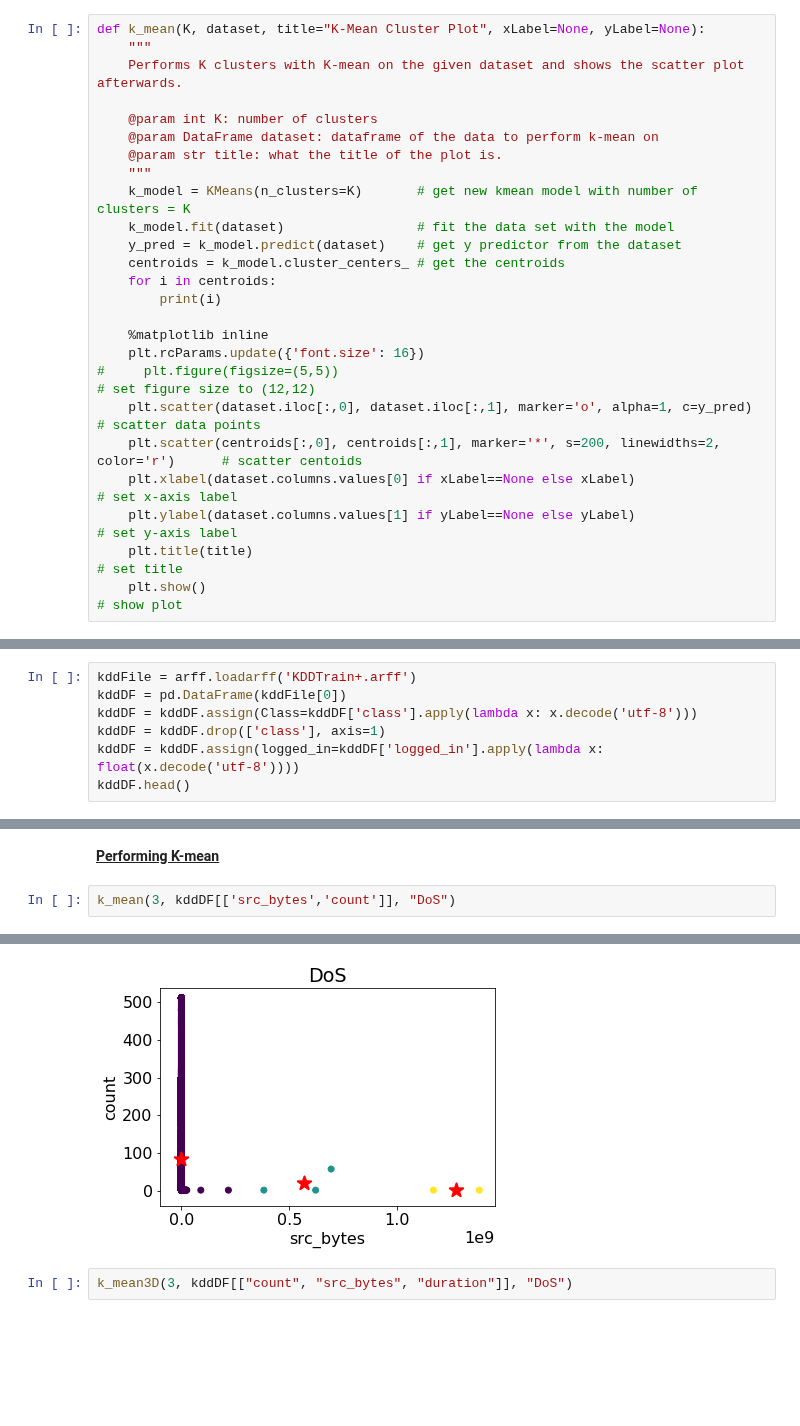
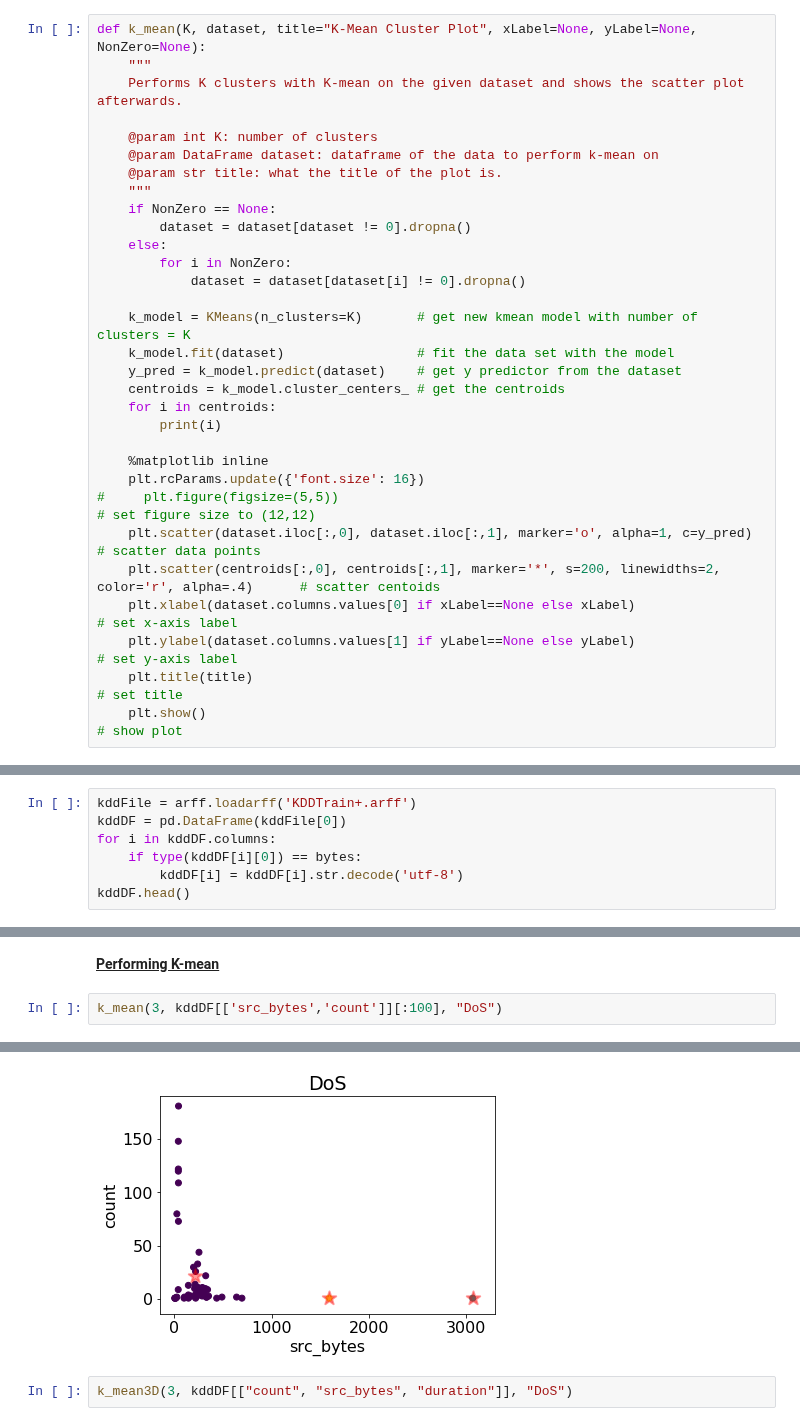
Before and after one commit to BaiKongQue/CSCI-191T_Security_Group, a Jupyter notebook: Security Group Project.ipynb, the cells around one changed output, grey strips where cells are left out. Saved outputs shown, nothing was run; the diff lists cells and outputs as text; blank space fills up the shorter version.

```diff
--- a/Security Group Project.ipynb
+++ b/Security Group Project.ipynb
@@ -21,7 +21,7 @@ import math
 # %% [markdown]
 # Definitions
 # %%
-def k_mean(K, dataset, title="K-Mean Cluster Plot", xLabel=None, yLabel=None):
+def k_mean(K, dataset, title="K-Mean Cluster Plot", xLabel=None, yLabel=None, NonZero=None):
     """
     Performs K clusters with K-mean on the given dataset and shows the scatter plot afterwards.
 
@@ -29,6 +29,12 @@ def k_mean(K, dataset, title="K-Mean Cluster Plot", xLabel=None, yLabel=None):
     @param DataFrame dataset: dataframe of the data to perform k-mean on
     @param str title: what the title of the plot is.
     """
+    if NonZero == None:
+        dataset = dataset[dataset != 0].dropna()
+    else:
+        for i in NonZero:
+            dataset = dataset[dataset[i] != 0].dropna()
+
     k_model = KMeans(n_clusters=K)       # get new kmean model with number of clusters = K
     k_model.fit(dataset)                 # fit the data set with the model
     y_pred = k_model.predict(dataset)    # get y predictor from the dataset
@@ -40,7 +46,7 @@ def k_mean(K, dataset, title="K-Mean Cluster Plot", xLabel=None, yLabel=None):
     plt.rcParams.update({'font.size': 16})
 #     plt.figure(figsize=(5,5))                                                       # set figure size to (12,12)
     plt.scatter(dataset.iloc[:,0], dataset.iloc[:,1], marker='o', alpha=1, c=y_pred)  # scatter data points
-    plt.scatter(centroids[:,0], centroids[:,1], marker='*', s=200, linewidths=2, color='r')      # scatter centoids
+    plt.scatter(centroids[:,0], centroids[:,1], marker='*', s=200, linewidths=2, color='r', alpha=.4)      # scatter centoids
     plt.xlabel(dataset.columns.values[0] if xLabel==None else xLabel)                 # set x-axis label
     plt.ylabel(dataset.columns.values[1] if yLabel==None else yLabel)                 # set y-axis label
     plt.title(title)                                                                  # set title
@@ -168,9 +176,9 @@ def find_k_graph(kTests, data, title="Selecting K with the Elbow Method"):
 # %%
 kddFile = arff.loadarff('KDDTrain+.arff')
 kddDF = pd.DataFrame(kddFile[0])
-kddDF = kddDF.assign(Class=kddDF['class'].apply(lambda x: x.decode('utf-8')))
-kddDF = kddDF.drop(['class'], axis=1)
-kddDF = kddDF.assign(logged_in=kddDF['logged_in'].apply(lambda x: float(x.decode('utf-8'))))
+for i in kddDF.columns:
+    if type(kddDF[i][0]) == bytes:
+        kddDF[i] = kddDF[i].str.decode('utf-8')
 kddDF.head()
 # %% [output]
 |  | duration | protocol_type | service | flag | src_bytes | dst_bytes | land | wrong_fragment | urgent | ... |
@@ -212,5 +220,5 @@ find_k_graph(10, kddDF[['duration', 'num_failed_logins']], "R2L")
 # %% [markdown]
 <u><strong>Performing K-mean<strong></u>
 # %%
-k_mean(3, kddDF[['src_bytes','count']], "DoS")
+k_mean(3, kddDF[['src_bytes','count']][:100], "DoS")
 # %% [output]
@@ -220,4 +228,4 @@ k_mean(3, kddDF[['src_bytes','count']], "DoS")
-[figure, old version]
+[figure, new version]
 # %%
 k_mean3D(3, kddDF[["count", "src_bytes", "duration"]], "DoS")
 # %% [output]
```
Also changed, not shown: parts of 11 cells of this notebook.
